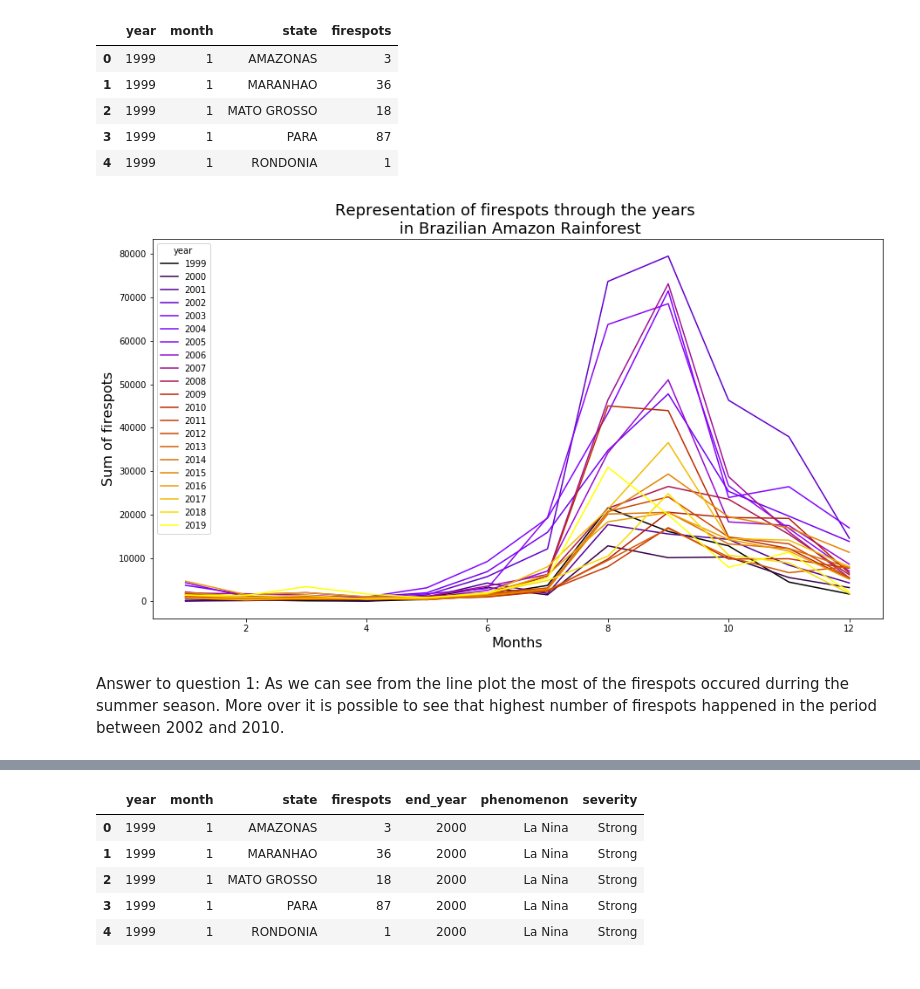
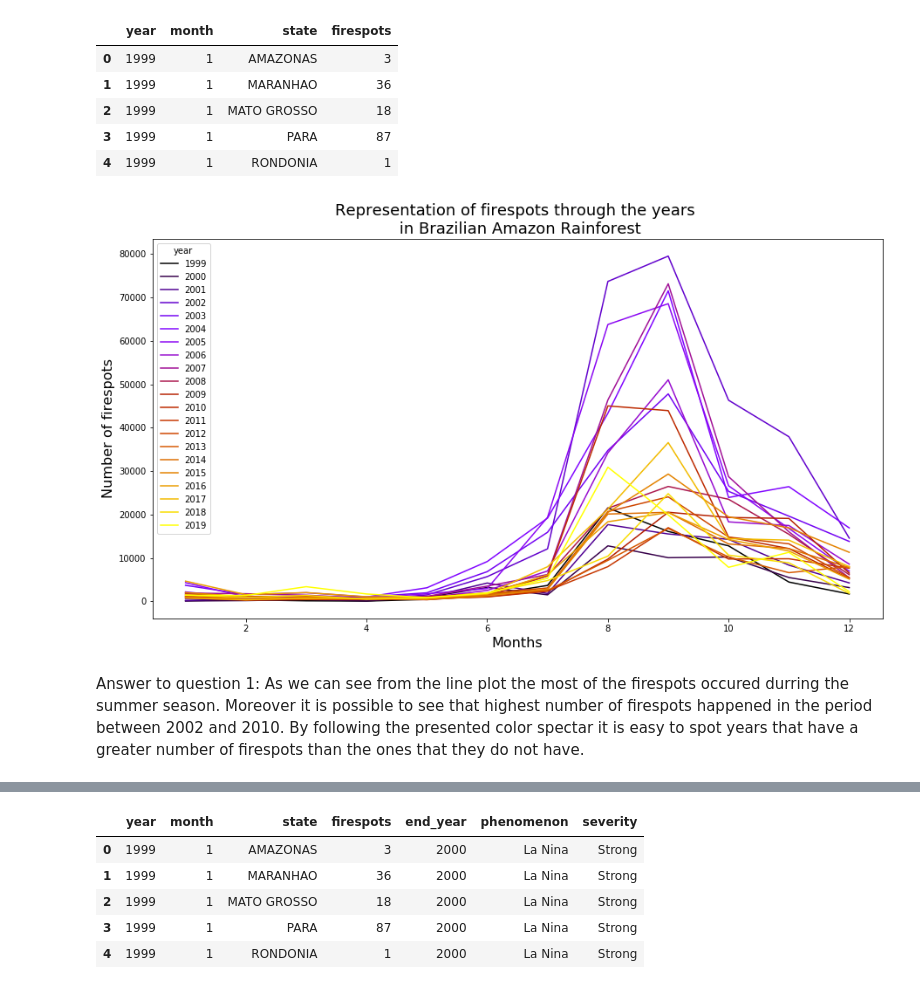
Before and after one commit to chiarabeebyte/capstoneproject8, a Jupyter notebook: Notebooks/Amazon_dataset.ipynb, the cells around one changed output, grey strips where cells are left out. Drawn from its saved outputs; the diff is of its cells as text; code cells hidden in the pictures.

```diff
--- a/Notebooks/Amazon_dataset.ipynb
+++ b/Notebooks/Amazon_dataset.ipynb
@@ -146,23 +148,25 @@ df_a_subset.head()
 | 3 | 1999 | 1 | PARA | 87 |
 | 4 | 1999 | 1 | RONDONIA | 1 |
 # %%
-#Question 1 Was there a decline or rise in the number of fire outbreaks?
+#Question 1 Was there a decline or rise in the number of fire outbreaks during a period of time between 1999 to 2019?
 from matplotlib import cm
 # plot
 group = df_a_subset.groupby(['year', 'month'])['firespots'].sum().sort_values()
 #cmap = cm.get_cmap('Spectral')  # list of colors https://matplotlib.org/3.1.0/tutorials/colors/colormaps.html
 cmap = cm.get_cmap('gnuplot')
 group_plot = group.unstack(0).plot.line(figsize = (15,8),cmap=cmap)
 group_plot.set_xlabel("Months", fontsize=16)
-group_plot.set_ylabel("Sum of firespots", fontsize=16)
+group_plot.set_ylabel("Number of firespots", fontsize=16)
 plt.title('Representation of firespots through the years \n in Brazilian Amazon Rainforest', fontsize=18)
 
 plt.show ()
 # %% [output]
-[figure, old version]
+[figure, new version]
 # %% [markdown]
 Answer to question 1:
-As we can see from the line plot the most of the firespots occured durring the summer season. More over it is possible to see that highest number of firespots happened in the period between 2002 and 2010.
+As we can see from the line plot the most of the firespots occured durring the summer season.
+Moreover it is possible to see that highest number of firespots happened in the period between 2002 and 2010.
+By following the presented color spectar it is easy to spot years that have a greater number of firespots than the ones that they do not have.
 # %%
 #Question 2: Which state bears the greatest number of fire outbreaks?
 group2 = df_a_subset.groupby(['state', 'year'])['firespots'].sum().sort_values()
```
Also changed, not shown: parts of 16 cells of this notebook.
